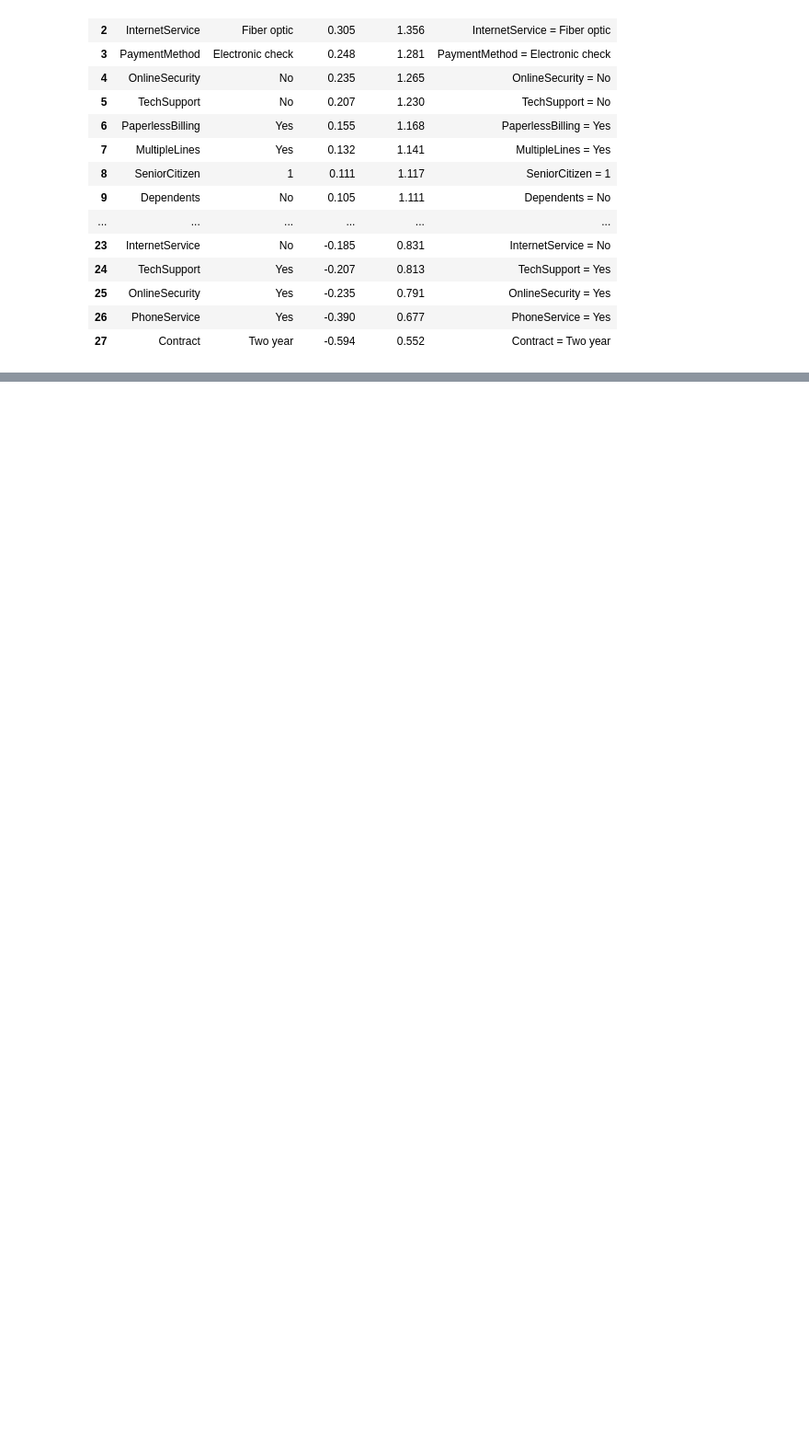
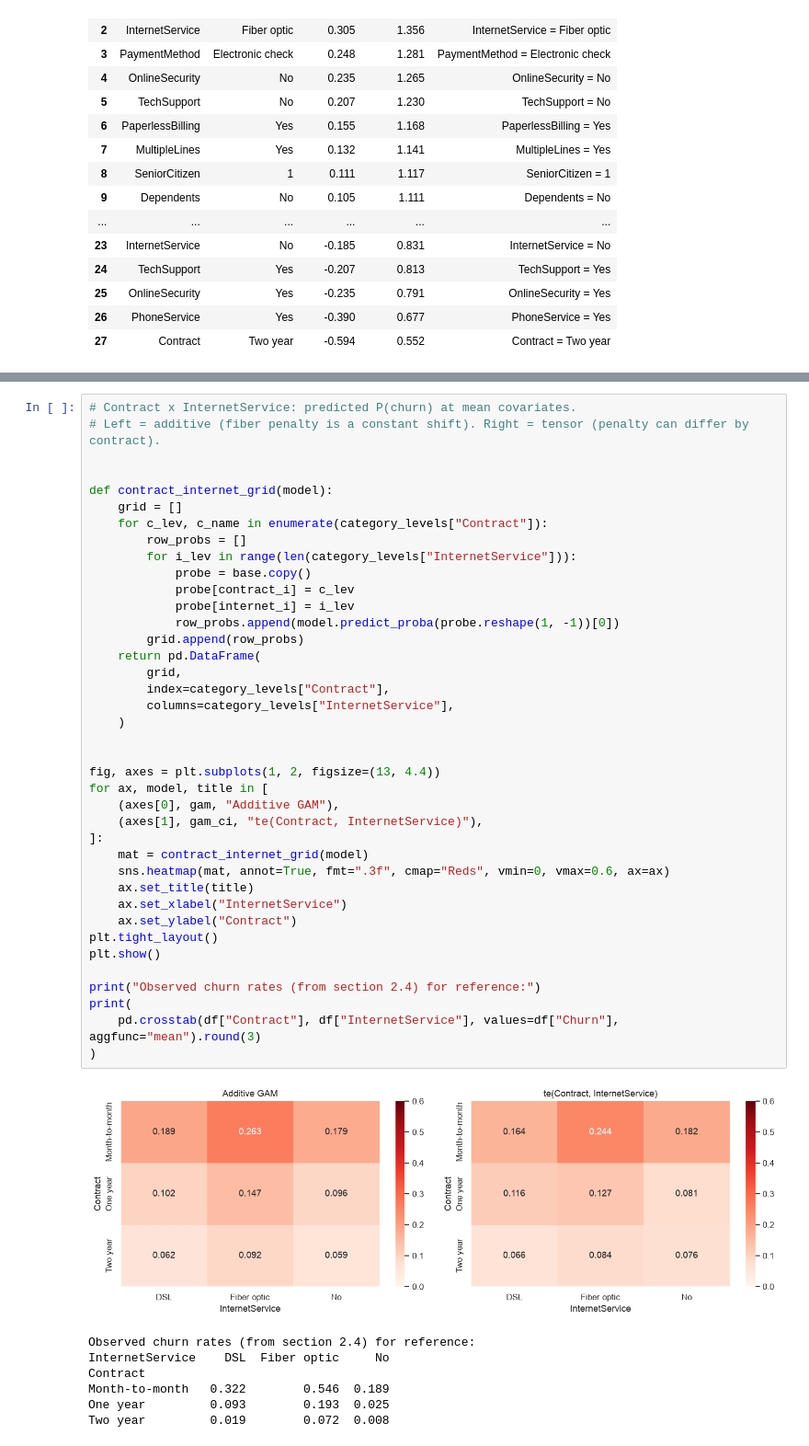
Before and after one commit to ananya923/XAI_Week2_Activity, a Jupyter notebook: Kedar_ASK_gam.ipynb, the cells around one changed output, grey strips where cells are left out. Shown at 92% size. Saved outputs shown, nothing was run; the diff lists cells and outputs as text; blank space fills up the shorter version.

```diff
--- a/Kedar_ASK_gam.ipynb
+++ b/Kedar_ASK_gam.ipynb
@@ -907,0 +932,47 @@ per contract type.
+# %%
+# Contract x InternetService: predicted P(churn) at mean covariates.
+# Left = additive (fiber penalty is a constant shift). Right = tensor (penalty can differ by contract).
+
+
+def contract_internet_grid(model):
+    grid = []
+    for c_lev, c_name in enumerate(category_levels["Contract"]):
+        row_probs = []
+        for i_lev in range(len(category_levels["InternetService"])):
+            probe = base.copy()
+            probe[contract_i] = c_lev
+            probe[internet_i] = i_lev
+            row_probs.append(model.predict_proba(probe.reshape(1, -1))[0])
+        grid.append(row_probs)
+    return pd.DataFrame(
+        grid,
+        index=category_levels["Contract"],
+        columns=category_levels["InternetService"],
+    )
+
+
+fig, axes = plt.subplots(1, 2, figsize=(13, 4.4))
+for ax, model, title in [
+    (axes[0], gam, "Additive GAM"),
+    (axes[1], gam_ci, "te(Contract, InternetService)"),
+]:
+    mat = contract_internet_grid(model)
+    sns.heatmap(mat, annot=True, fmt=".3f", cmap="Reds", vmin=0, vmax=0.6, ax=ax)
+    ax.set_title(title)
+    ax.set_xlabel("InternetService")
+    ax.set_ylabel("Contract")
+plt.tight_layout()
+plt.show()
+
+print("Observed churn rates (from section 2.4) for reference:")
+print(
+    pd.crosstab(df["Contract"], df["InternetService"], values=df["Churn"], aggfunc="mean").round(3)
+)
+# %% [output]
+[figure, added]
+Observed churn rates (from section 2.4) for reference:
+InternetService    DSL  Fiber optic     No
+Contract
+Month-to-month   0.322        0.546  0.189
+One year         0.093        0.193  0.025
+Two year         0.019        0.072  0.008
```
Also changed, not shown: parts of 69 cells of this notebook.
